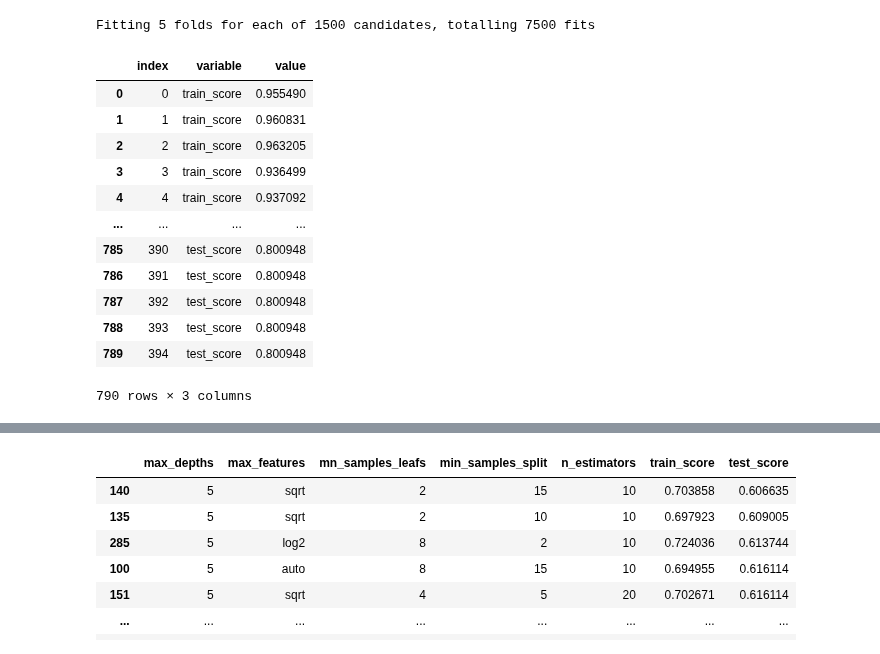
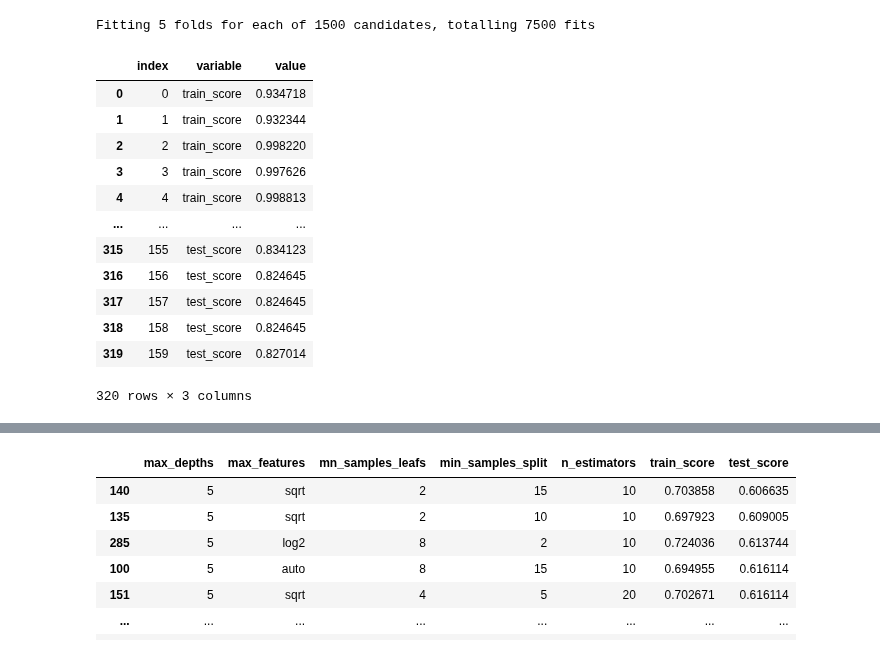
Before and after one commit to shekharbiswas/Obesity, a Jupyter notebook: Visuals.ipynb, the cells around one changed output, grey strips where cells are left out. Drawn from its saved outputs; the diff is of its cells as text; code cells hidden in the pictures.

```diff
--- a/Visuals.ipynb
+++ b/Visuals.ipynb
@@ -324,25 +324,25 @@ df_rf.to_csv('RF_train_test_score.csv')
 # %%
 df_rf = pd.read_csv('RF_train_test_score.csv', index_col= 0)
 
-df_rf = df_rf.loc[(df_rf['train_score'] < 1) & (df_rf['test_score'] > 0.8), : ]
+df_rf = df_rf.loc[(df_rf['train_score'] < 1) & (df_rf['test_score'] > 0.82), : ]
 df_rf = df_rf.reset_index(drop = True)
 df_rf['index'] = df_rf.index
 
 
 df_rf
 df_rf1 = pd.melt(df_rf, id_vars=['index'], value_vars=['train_score', 'test_score'])
 df_rf1
 # %% [output]
 |  | index | variable | value |
-| 0 | 0 | train_score | 0.955490 |
-| 1 | 1 | train_score | 0.960831 |
-| 2 | 2 | train_score | 0.963205 |
-| 3 | 3 | train_score | 0.936499 |
-| 4 | 4 | train_score | 0.937092 |
+| 0 | 0 | train_score | 0.934718 |
+| 1 | 1 | train_score | 0.932344 |
+| 2 | 2 | train_score | 0.998220 |
+| 3 | 3 | train_score | 0.997626 |
+| 4 | 4 | train_score | 0.998813 |
 | ... | ... | ... | ... |
-| 785 | 390 | test_score | 0.800948 |
-| 786 | 391 | test_score | 0.800948 |
-| 787 | 392 | test_score | 0.800948 |
-| 788 | 393 | test_score | 0.800948 |
-| 789 | 394 | test_score | 0.800948 |
+| 315 | 155 | test_score | 0.834123 |
+| 316 | 156 | test_score | 0.824645 |
+| 317 | 157 | test_score | 0.824645 |
+| 318 | 158 | test_score | 0.824645 |
+| 319 | 159 | test_score | 0.827014 |
-790 rows × 3 columns
+320 rows × 3 columns
```
Also changed, not shown: parts of 5 cells of this notebook.
